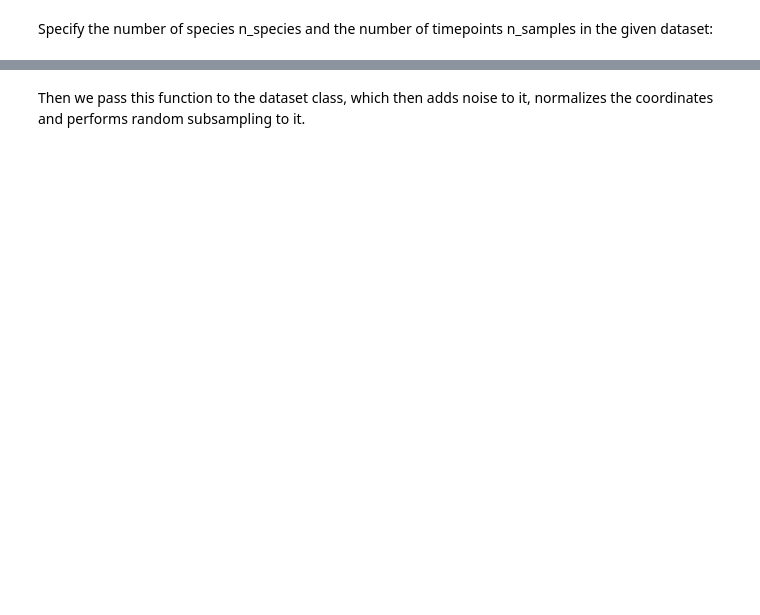
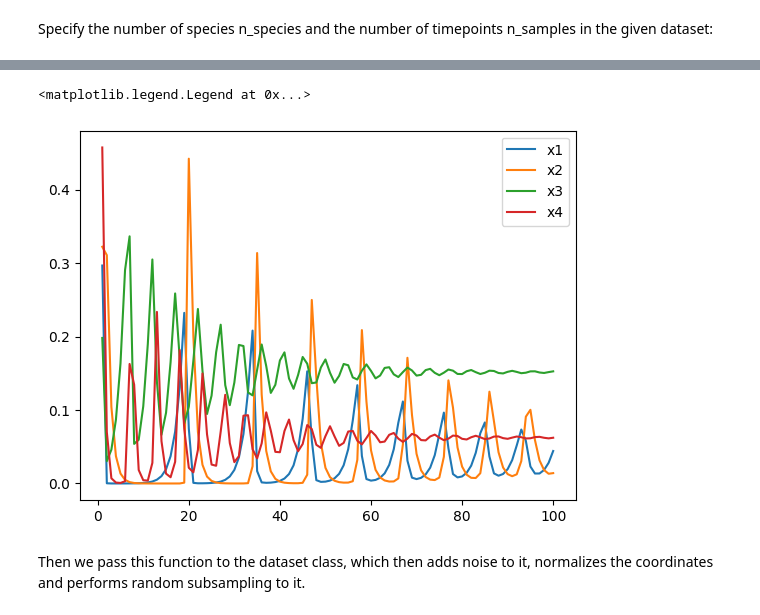
Before and after one commit to mariaproebstl/MScThesis, a Jupyter notebook: Python/DeePyMoD/own_ODE_Example_S4.ipynb, the cells around one changed output, grey strips where cells are left out. Cells and saved outputs as stored; diff of their text form; code cells hidden in the pictures; blank space fills up the shorter version.

```diff
--- a/Python/DeePyMoD/own_ODE_Example_S4.ipynb
+++ b/Python/DeePyMoD/own_ODE_Example_S4.ipynb
@@ -116,3 +120,12 @@ Time: tensor([[ 1.],
+# %%
+# plt.plot(data[0],data[1])
+fig, ax = plt.subplots()
+for i in np.arange(n_species):
+    ax.plot(data[0], data[1][:,i], label = f"x{i+1}")
+ax.legend()
+# %% [output]
+<matplotlib.legend.Legend at 0x...>
+[figure, added]
 # %% [markdown]
 Then we pass this function to the dataset class, which then adds noise to it, normalizes the coordinates and performs random subsampling to it.
 # %%
```
Also changed, not shown: parts of 18 cells of this notebook, 1 other file.
